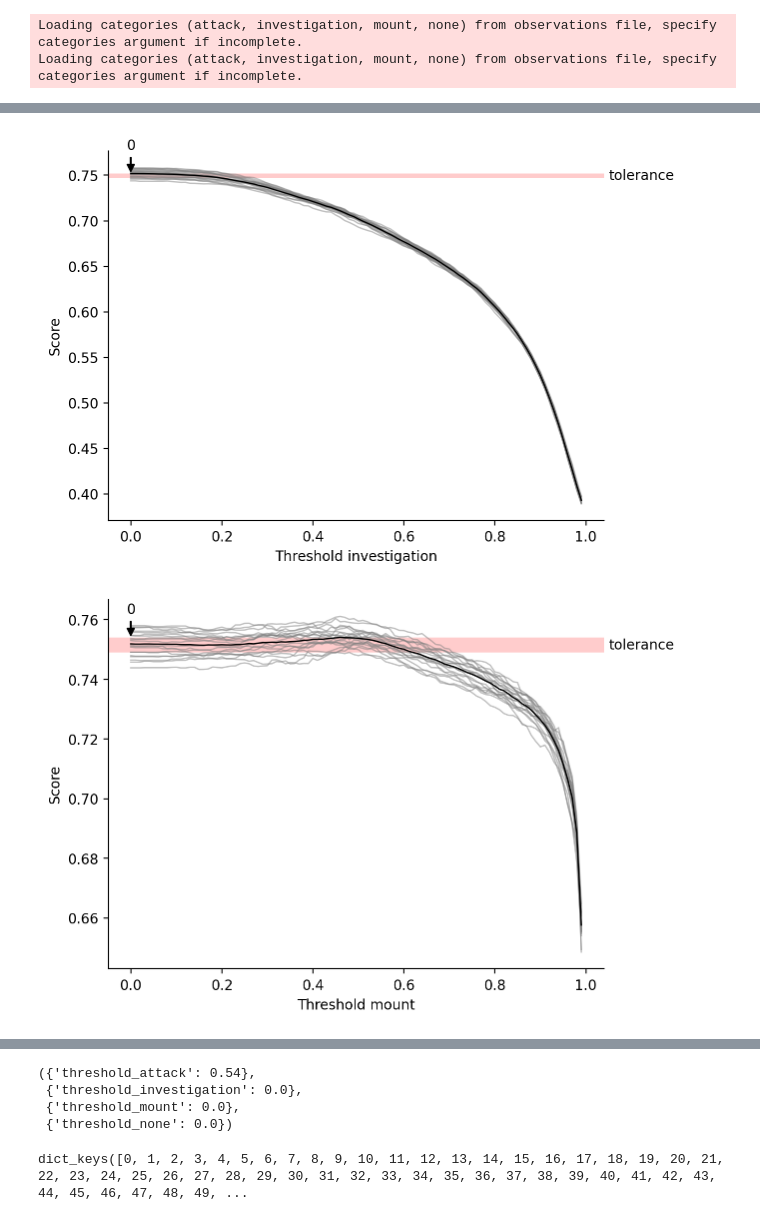
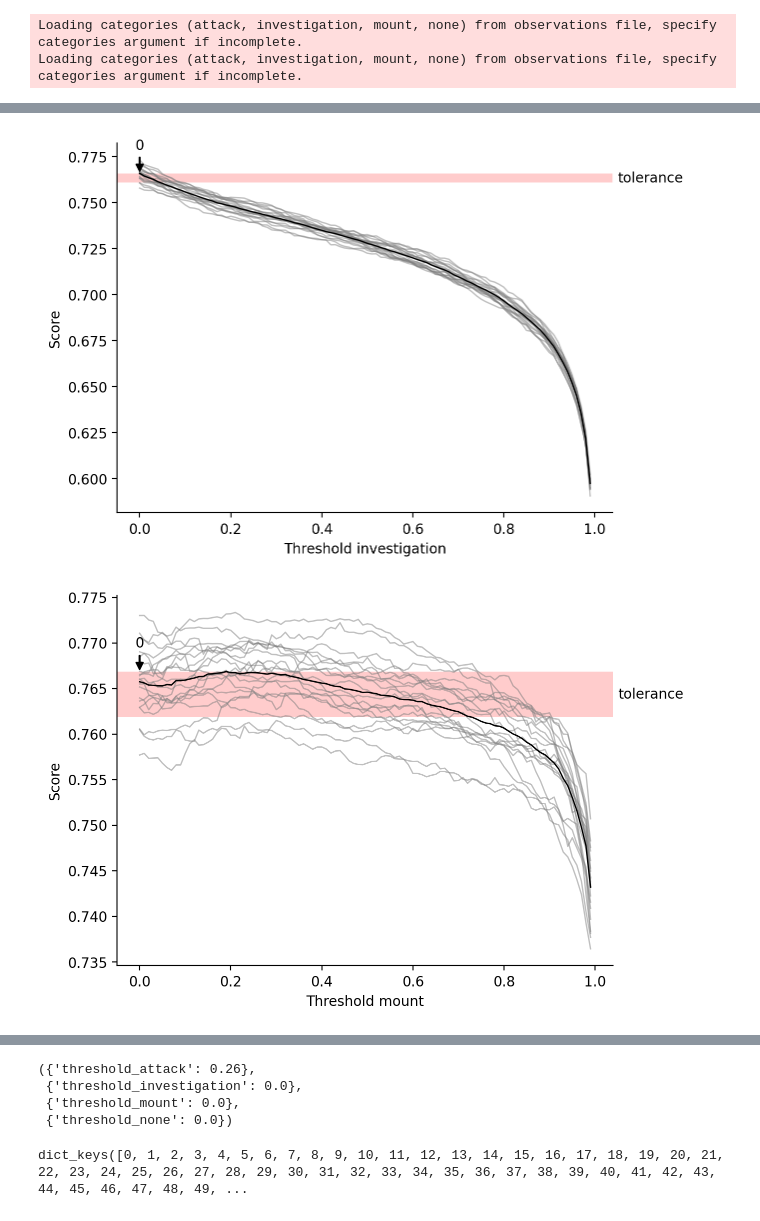
Before and after one commit to pnuehrenberg/vassi, a Jupyter notebook: examples/classification.ipynb, the cells around one changed output, grey strips where cells are left out. Drawn from its saved outputs; the diff is of its cells as text; code cells hidden in the pictures.

```diff
--- a/examples/classification.ipynb
+++ b/examples/classification.ipynb
@@ -29,13 +29,13 @@ cfg.trajectory_keys = (
 # %%
 %config InlineBackend.figure_format='retina'
 # %%
-dataset_train = load_dataset("mice_train", directory="datasets", target="dyads")
-dataset_test = load_dataset("mice_test", directory="datasets", target="dyads")
+dataset_train = load_dataset("mice_train", directory="datasets/CALMS21/train", target="dyads")
+dataset_test = load_dataset("mice_test", directory="datasets/CALMS21/test", target="dyads")
 # %% [output]
 Loading categories (attack, investigation, mount, none) from observations file, specify categories argument if incomplete.
 Loading categories (attack, investigation, mount, none) from observations file, specify categories argument if incomplete.
 # %%
-extractor = DataFrameFeatureExtractor(cache_directory="feature_cache_mice").read_yaml("config_file.yaml")
+extractor = DataFrameFeatureExtractor(cache_directory="/media/paul/Data1/feature_cache_mice").read_yaml("config_file.yaml")
 # %%
 def subsample_train(
     dataset,
@@ -68,7 +68,7 @@ def subsample_train(
 best_parameters = optimize_smoothing(
     dataset_train,
     extractor,
-    XGBClassifier,
+    XGBClassifier(n_estimators=1000),
     lambda probabilities, parameters: medfilt(probabilities, parameters["median_filter_window"]),
     smoothing_parameters_grid={"median_filter_window": np.arange(3, 91, 2)},
     num_iterations=20,
@@ -81,4 +81,4 @@ best_parameters = optimize_smoothing(
     random_state=ensure_generator(1),
 )
 
-best_parameters
+best_parameters  # 47
@@ -89,7 +86,7 @@ best_parameters
 best_thresholds = optimize_decision_thresholds(
     dataset_train,
     extractor,
-    XGBClassifier,
+    XGBClassifier(n_estimators=1000),
     smoothing_func=lambda probabilities: medfilt(probabilities, int(best_parameters["median_filter_window"])),
     num_iterations=20,
     show_progress=True,
@@ -110,2 +107,2 @@ best_thresholds
-[figure, old version]
+[figure, new version]
-[figure, old version]
+[figure, new version]
@@ -113,4 +110,4 @@ best_thresholds
-({'threshold_attack': 0.54},
+({'threshold_attack': 0.26},
  {'threshold_investigation': 0.0},
  {'threshold_mount': 0.0},
  {'threshold_none': 0.0})
```
Also changed, not shown: parts of 13 cells of this notebook, 5 other files.
